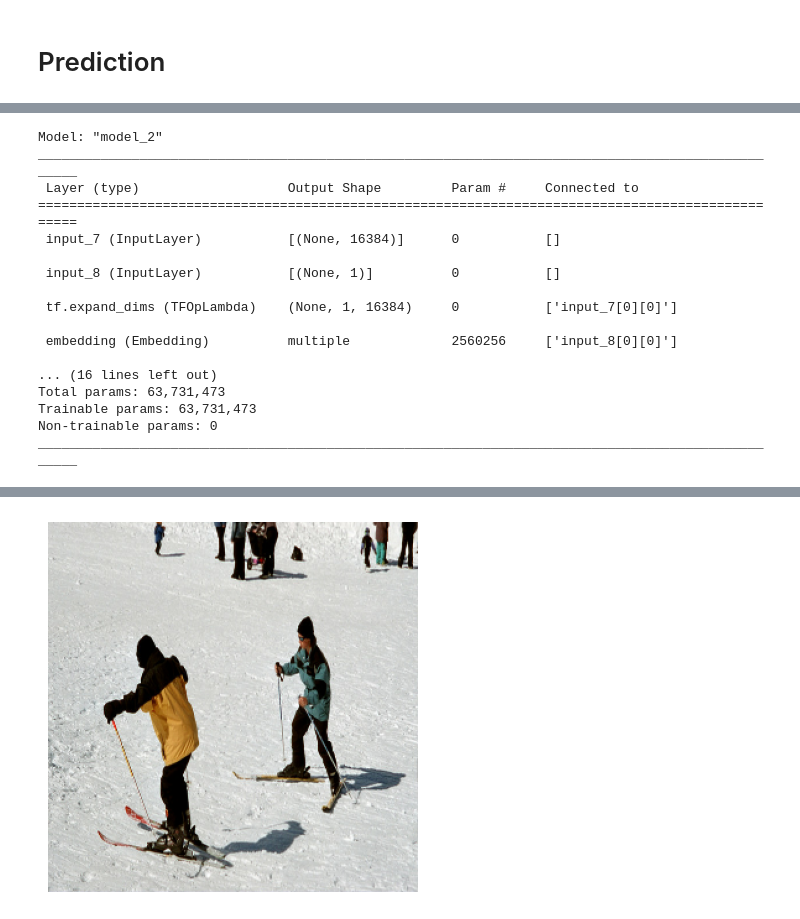
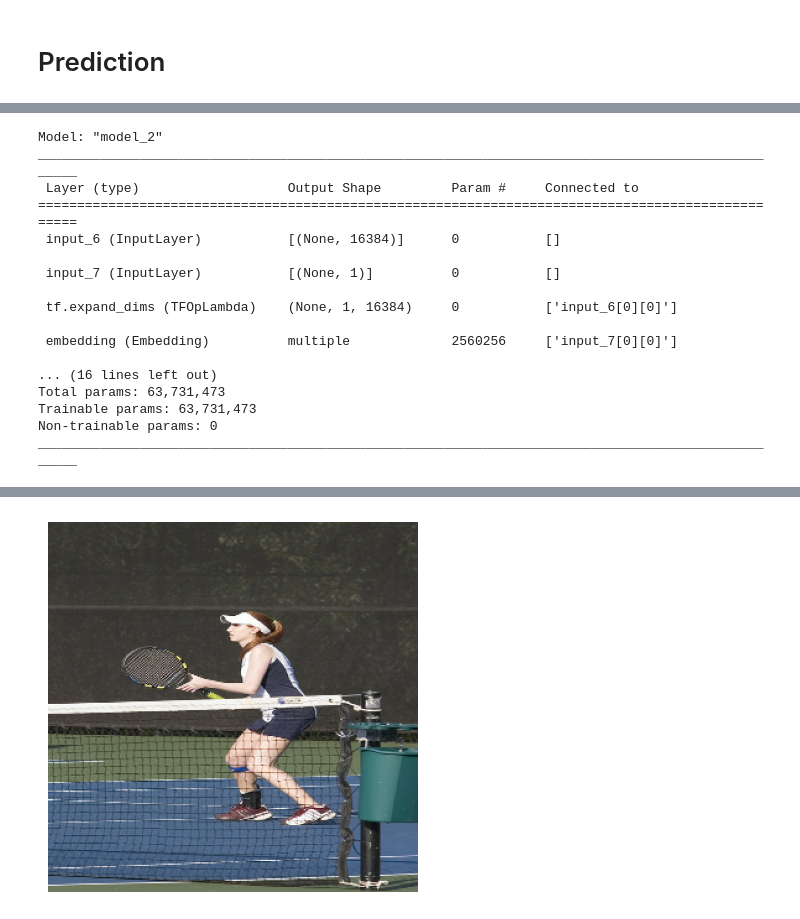
Before and after one commit to xiaodanlu/Deep-Learning-Project-Image-captioning, a Jupyter notebook: code/data_processing.ipynb, the cells around one changed output, grey strips where cells are left out. Saved outputs shown, nothing was run; the diff lists cells and outputs as text; code cells hidden in the pictures.

```diff
--- a/code/data_processing.ipynb
+++ b/code/data_processing.ipynb
@@ -66,11 +71,14 @@ def cleaning(text):
     # Remove leading and trailing whitespaces
     text = text.strip()
     # Add start and end tokens
-    text = '[start] ' + text + ' [end]'
+    # text = '[start] ' + text + ' [end]'
     return text
 # %%
 # Apply data cleaning to the captions column
 df['caption'] = df['caption'].apply(cleaning)
+# Load only captions that don't exceed a maximum length (e.g., 100 characters)
+max_cap_len=15
+df = df[df['caption'].apply(lambda x: len(x.split(" ")) <= max_cap_len)]
 df.head()
 # %% [output]
 |  | image | caption |
@@ -387,28 +426,31 @@ teacher_forcing = keras.layers.Input(shape=(1))
 initial_h = keras.layers.Input(shape=(LSTM_size))
 initial_c = keras.layers.Input(shape=(LSTM_size))
 
+h = initial_h
+c = initial_c
 # Embedding layer
 embedds = embedding_layer(teacher_forcing)
-# Concatenate encodings and embedded teacher forcing
+
 lstm_in = conc([tf.expand_dims(encodings_input,1),embedds])
 
-lstm_out, initial_h, initial_c = decoder_lstm_layer(lstm_in,initial_state=[initial_h, initial_c])
-output_layer = tf.nn.softmax(decoder_dense_layer(lstm_out))
+lstm_out , h , c = decoder_lstm_layer(lstm_in,initial_state=[h,c])
+
+out = tf.nn.softmax(decoder_dense_layer(lstm_out))
 # Model
-pred_decoder = keras.models.Model([encodings_input,initial_h,initial_c,teacher_forcing],[output_layer,initial_h, initial_c])
+pred_decoder = keras.models.Model([encodings_input,initial_h,initial_c,teacher_forcing],[out,h,c])
 pred_decoder.summary()
 # %% [output]
 Model: "model_2"
 __________________________________________________________________________________________________
  Layer (type)                   Output Shape         Param #     Connected to
 ==================================================================================================
- input_7 (InputLayer)           [(None, 16384)]      0           []
+ input_6 (InputLayer)           [(None, 16384)]      0           []
 
- input_8 (InputLayer)           [(None, 1)]          0           []
+ input_7 (InputLayer)           [(None, 1)]          0           []
 
- tf.expand_dims (TFOpLambda)    (None, 1, 16384)     0           ['input_7[0][0]']
+ tf.expand_dims (TFOpLambda)    (None, 1, 16384)     0           ['input_6[0][0]']
 
- embedding (Embedding)          multiple             2560256     ['input_8[0][0]']
+ embedding (Embedding)          multiple             2560256     ['input_7[0][0]']
 
 ... (16 lines left out)
 Total params: 63,731,473
@@ -441,5 +483,5 @@ def caption_image(path):
   plt.imshow(image/255.0)
   plt.axis("off")
 # %%
-caption_image(test_df["image"][20])
+caption_image(test_df["image"][10])
 # %% [output]
@@ -464 +506 @@ caption_image(test_df["image"][20])
-[figure, old version]
+[figure, new version]
```
Also changed, not shown: parts of 13 cells of this notebook.
